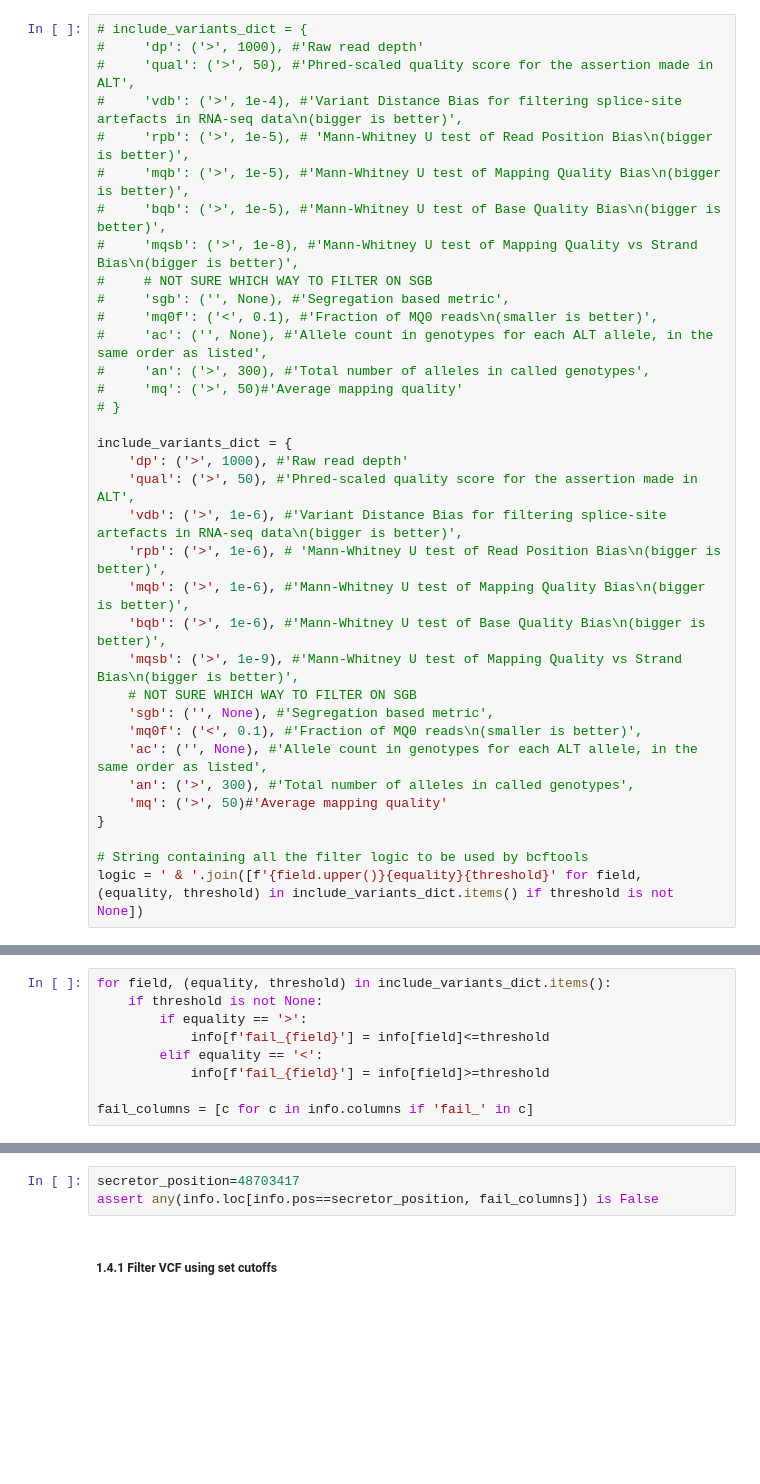
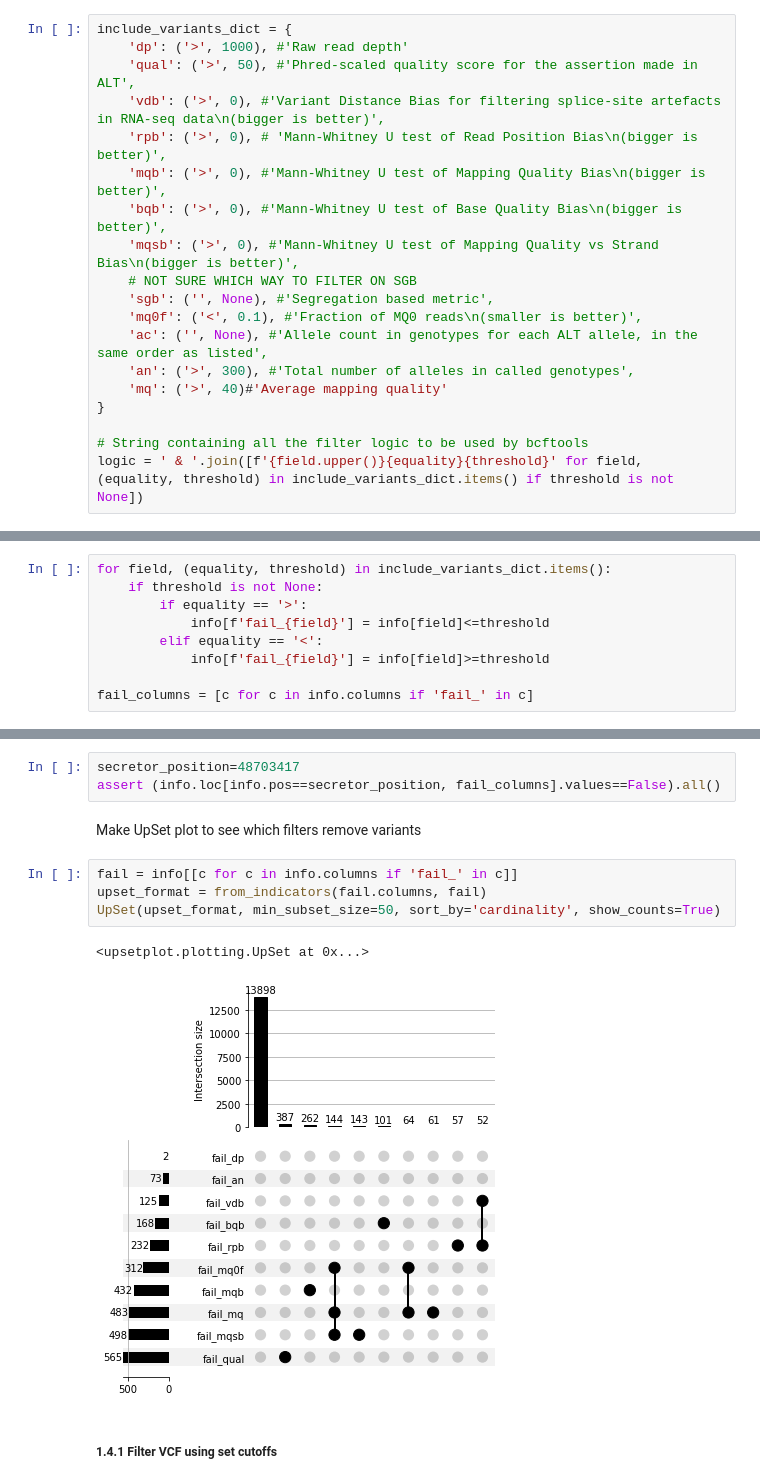
Before and after one commit to gavinband/oxford-statgen-summer-school, a Jupyter notebook: docs/sequencing_practical/sequencing_practical.ipynb, the cells around one changed output, grey strips where cells are left out. Cells and saved outputs as stored; diff of their text form; blank space fills up the shorter version.

Commit message:
Update sequencing practical to include imputation

```diff
--- a/docs/sequencing_practical/sequencing_practical.ipynb
+++ b/docs/sequencing_practical/sequencing_practical.ipynb
@@ -68,36 +84,20 @@ plt.savefig('variant_info.png',dpi=300)
 # %% [markdown]
 #### 1.3 Set cutoffs
 # %%
-# include_variants_dict = {
-#     'dp': ('>', 1000), #'Raw read depth'
-#     'qual': ('>', 50), #'Phred-scaled quality score for the assertion made in ALT',
-#     'vdb': ('>', 1e-4), #'Variant Distance Bias for filtering splice-site artefacts in RNA-seq data\n(bigger is better)',
-#     'rpb': ('>', 1e-5), # 'Mann-Whitney U test of Read Position Bias\n(bigger is better)',
-#     'mqb': ('>', 1e-5), #'Mann-Whitney U test of Mapping Quality Bias\n(bigger is better)',
-#     'bqb': ('>', 1e-5), #'Mann-Whitney U test of Base Quality Bias\n(bigger is better)',
-#     'mqsb': ('>', 1e-8), #'Mann-Whitney U test of Mapping Quality vs Strand Bias\n(bigger is better)',
-#     # NOT SURE WHICH WAY TO FILTER ON SGB
-#     'sgb': ('', None), #'Segregation based metric',
-#     'mq0f': ('<', 0.1), #'Fraction of MQ0 reads\n(smaller is better)',
-#     'ac': ('', None), #'Allele count in genotypes for each ALT allele, in the same order as listed',
-#     'an': ('>', 300), #'Total number of alleles in called genotypes',
-#     'mq': ('>', 50)#'Average mapping quality'
-# }
-
 include_variants_dict = {
     'dp': ('>', 1000), #'Raw read depth'
     'qual': ('>', 50), #'Phred-scaled quality score for the assertion made in ALT',
-    'vdb': ('>', 1e-6), #'Variant Distance Bias for filtering splice-site artefacts in RNA-seq data\n(bigger is better)',
-    'rpb': ('>', 1e-6), # 'Mann-Whitney U test of Read Position Bias\n(bigger is better)',
-    'mqb': ('>', 1e-6), #'Mann-Whitney U test of Mapping Quality Bias\n(bigger is better)',
-    'bqb': ('>', 1e-6), #'Mann-Whitney U test of Base Quality Bias\n(bigger is better)',
-    'mqsb': ('>', 1e-9), #'Mann-Whitney U test of Mapping Quality vs Strand Bias\n(bigger is better)',
+    'vdb': ('>', 0), #'Variant Distance Bias for filtering splice-site artefacts in RNA-seq data\n(bigger is better)',
+    'rpb': ('>', 0), # 'Mann-Whitney U test of Read Position Bias\n(bigger is better)',
+    'mqb': ('>', 0), #'Mann-Whitney U test of Mapping Quality Bias\n(bigger is better)',
+    'bqb': ('>', 0), #'Mann-Whitney U test of Base Quality Bias\n(bigger is better)',
+    'mqsb': ('>', 0), #'Mann-Whitney U test of Mapping Quality vs Strand Bias\n(bigger is better)',
     # NOT SURE WHICH WAY TO FILTER ON SGB
     'sgb': ('', None), #'Segregation based metric',
     'mq0f': ('<', 0.1), #'Fraction of MQ0 reads\n(smaller is better)',
     'ac': ('', None), #'Allele count in genotypes for each ALT allele, in the same order as listed',
     'an': ('>', 300), #'Total number of alleles in called genotypes',
-    'mq': ('>', 50)#'Average mapping quality'
+    'mq': ('>', 40)#'Average mapping quality'
 }
 
 # String containing all the filter logic to be used by bcftools
@@ -120,6 +120,15 @@ Check if secretor status variant (chr19:48703417) passes QC in the sequencing da
 # %%
 secretor_position=48703417
-assert any(info.loc[info.pos==secretor_position, fail_columns]) is False
+assert (info.loc[info.pos==secretor_position, fail_columns].values==False).all()
+# %% [markdown]
+Make UpSet plot to see which filters remove variants
+# %%
+fail = info[[c for c in info.columns if 'fail_' in c]]
+upset_format = from_indicators(fail.columns, fail)
+UpSet(upset_format, min_subset_size=50, sort_by='cardinality', show_counts=True)
+# %% [output]
+<upsetplot.plotting.UpSet at 0x...>
+[figure, added]
 # %% [markdown]
 ##### 1.4.1 Filter VCF using set cutoffs
 # %% [markdown]
```
Also changed, not shown: parts of 24 cells of this notebook.
